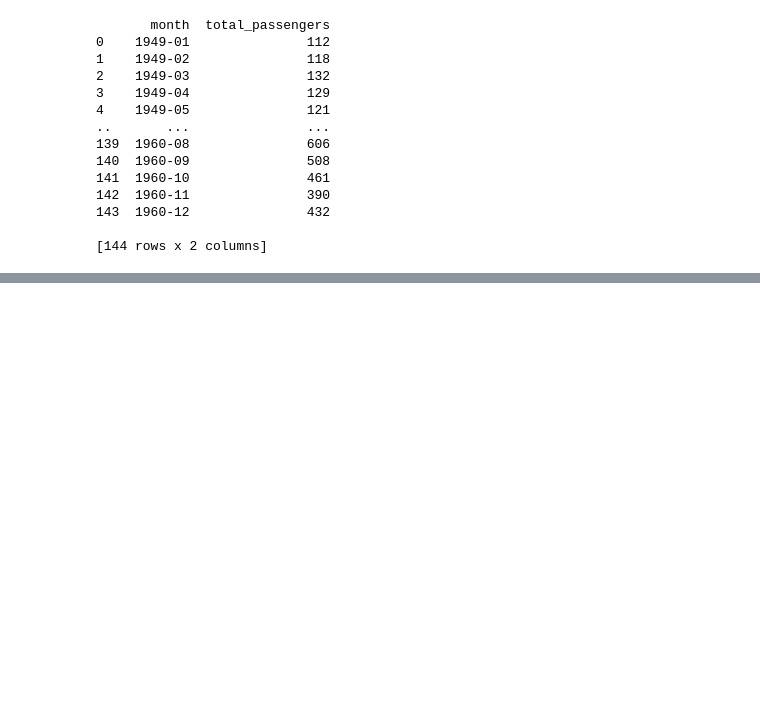
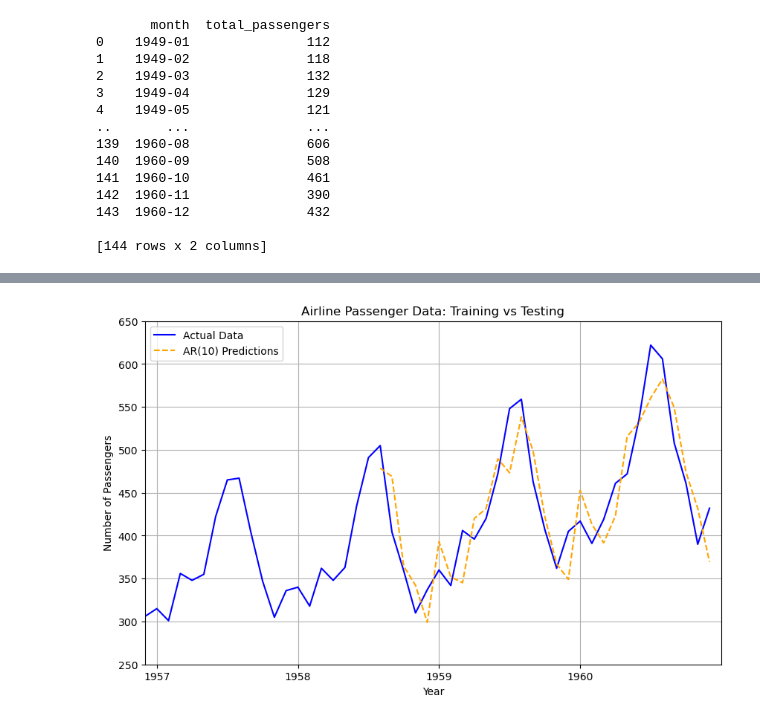
Before and after one commit to lyvin05/EE344-Time-Forecasting-Project, a Jupyter notebook: Notebooks/time_forecast.ipynb, the cells around one changed output, grey strips where cells are left out. Cells and saved outputs as stored; diff of their text form; code cells hidden in the pictures; blank space fills up the shorter version.

```diff
--- a/Notebooks/time_forecast.ipynb
+++ b/Notebooks/time_forecast.ipynb
@@ -39,0 +110,75 @@ plt.show()
+# %%
+# AR(p) model which assumes that current value of a time series
+# can be predicted using previous values
+
+# Convenience function to make lagged features (and target value) from a pandas series.
+def make_lagged_features(series, max_lag=1):
+    frame = pd.DataFrame({
+            "target": series,
+            **{f"lag_{i}": series.shift(i) for i in range(1, max_lag + 1)},
+    })
+    return frame.dropna()
+
+# 10 previous values used for each target
+lagged_train = make_lagged_features(train["total_passengers"], max_lag=10)
+
+# Seperate features and targets
+X_train = lagged_train.drop("target", axis=1)
+y_train = lagged_train["target"]
+# %%
+# Train linear regression model to predict the next value of time series
+# based on the lagged features
+
+from sklearn.linear_model import LinearRegression
+from sklearn.pipeline import make_pipeline
+from sklearn.preprocessing import MinMaxScaler
+
+# Make linear regression model and train it
+model = make_pipeline(
+    MinMaxScaler(), LinearRegression()
+)
+model.fit(X_train, y_train)
+
+# Combine last 10 training observations with testing data
+combined = pd.concat([
+    train["total_passengers"].iloc[-10:],
+    test["total_passengers"]
+])
+
+lagged_test = make_lagged_features(combined, max_lag=10)
+X_test = lagged_test.drop("target", axis=1)
+y_test = lagged_test["target"]
+
+predictions = model.predict(X_test)
+predictions = pd.Series(predictions, index=y_test.index)
+
+# Plot results
+fig, ax = plt.subplots(figsize=(10, 6))
+
+ax.plot(
+    passenger_data["month"],
+    passenger_data["total_passengers"],
+    label="Actual Data",
+    color="blue"
+)
+ax.plot(
+    test["month"],
+    predictions,
+    label="AR(10) Predictions",
+    color="orange",
+    linestyle="--"
+)
+
+plt.xlabel("Year")
+plt.ylabel("Number of Passengers")
+plt.title("Airline Passenger Data: Training vs Testing")
+plt.xticks(range(0, 144, 12), range(1949, 1961))
+
+ax.set_xlim(95, 144)
+ax.set_ylim(250, 650)
+
+plt.legend()
+plt.grid(True)
+plt.show()
+# %% [output]
+[figure, added]
```
Also changed, not shown: parts of 4 cells of this notebook.
